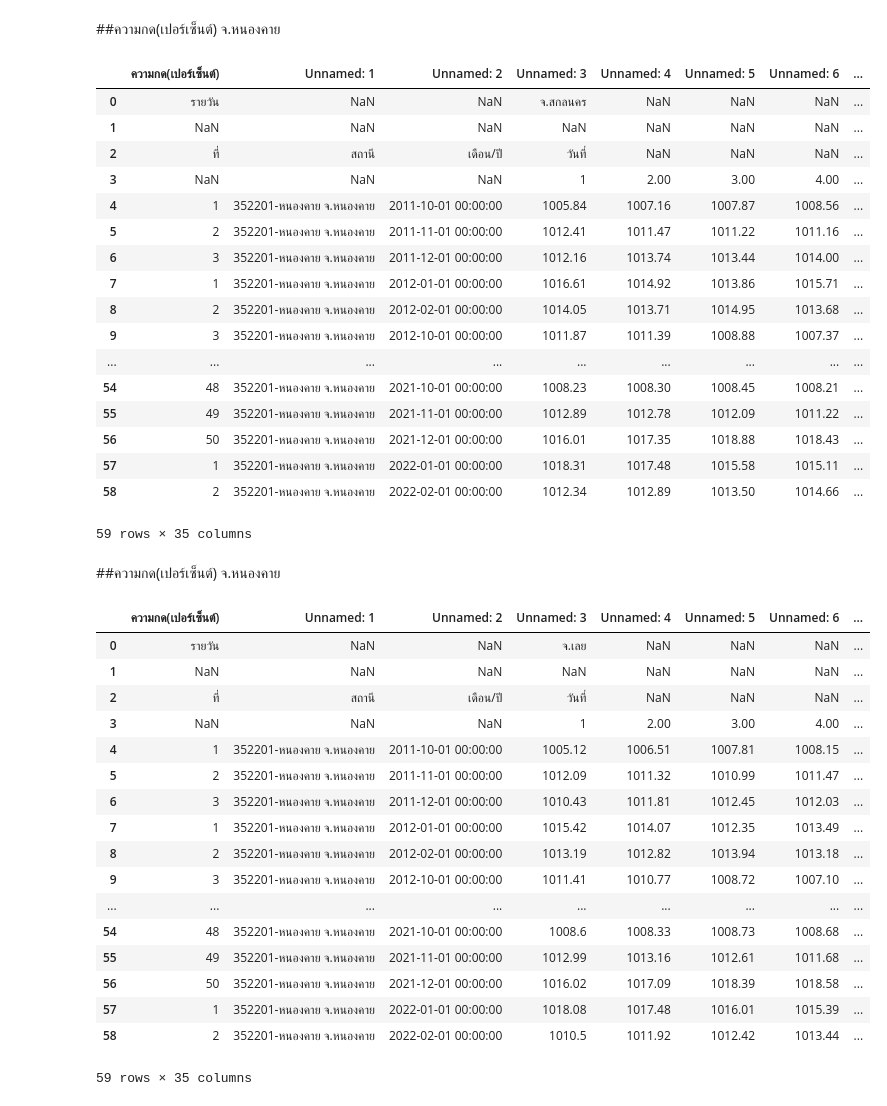
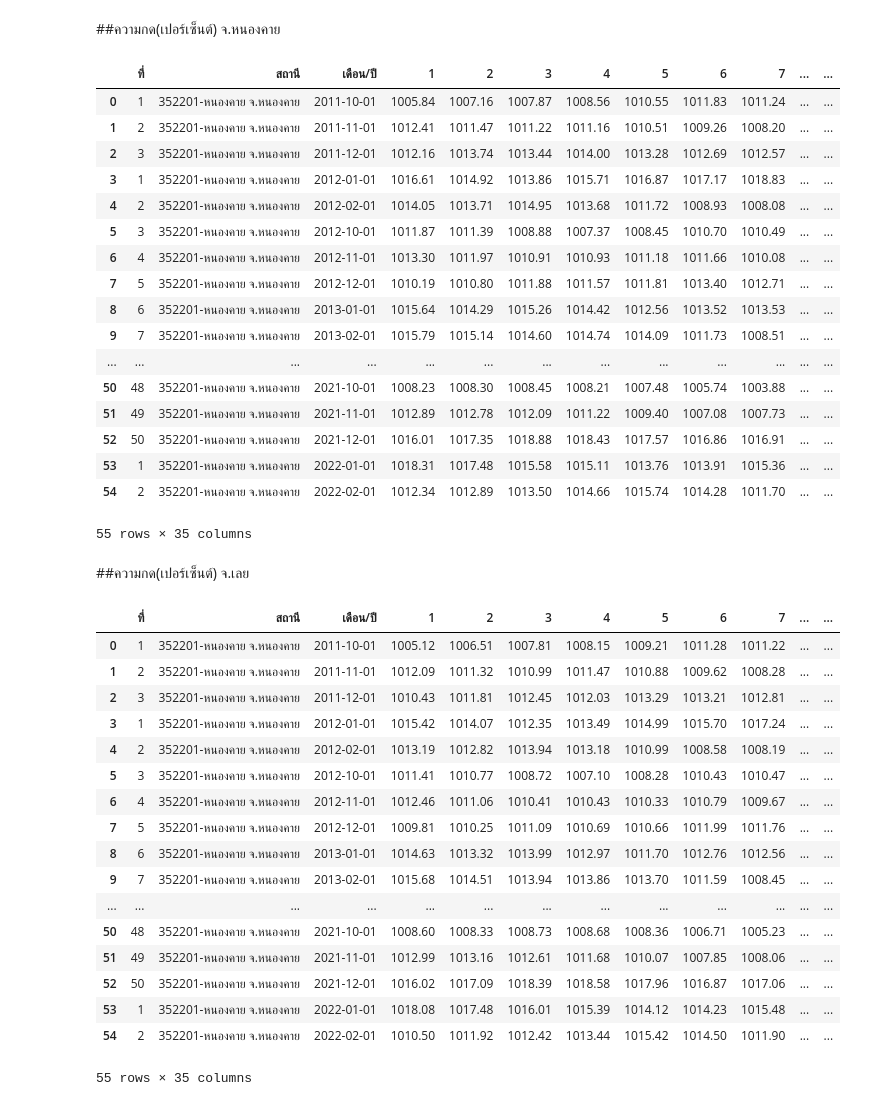
Before and after one commit to Kanchanasud/bsc_dpdm22, a Jupyter notebook: Quiz_Group_5_20_of_Midterm.ipynb, the cells around one changed output. Drawn from its saved outputs; the diff is of its cells as text; code cells hidden in the pictures.

```diff
--- a/Quiz_Group_5_20_of_Midterm.ipynb
+++ b/Quiz_Group_5_20_of_Midterm.ipynb
@@ -95,48 +95,48 @@ press_air_snk
 # %% [markdown]
 ##ความกด(เปอร์เซ็นต์) จ.หนองคาย
 # %%
-press_air_nik = pd.read_excel('/content/drive/MyDrive/bsc_DMPM_data/อุตุ/อุตุ/ความกด(เปอร์เซ็นต์)/จ.สกลนคร.xlsx')
+press_air_nik = pd.read_excel('/content/drive/MyDrive/bsc_DMPM_data/อุตุ/อุตุ/ความกด(เปอร์เซ็นต์)/จ.สกลนคร.xlsx',sheet_name='Sheet1',skiprows=4).rename(columns={'Unnamed: 0' : 'ที่', 'Unnamed: 1' : 'สถานี', 'Unnamed: 2' : 'เดือน/ปี'})
 press_air_nik
 # %% [output]
-|  | ความกด(เปอร์เซ็นต์) | Unnamed: 1 | Unnamed: 2 | Unnamed: 3 | Unnamed: 4 | Unnamed: 5 | Unnamed: 6 | ... |
-| 0 | รายวัน | NaN | NaN | จ.สกลนคร | NaN | NaN | NaN | ... |
-| 1 | NaN | NaN | NaN | NaN | NaN | NaN | NaN | ... |
-| 2 | ที่ | สถานี | เดือน/ปี | วันที่ | NaN | NaN | NaN | ... |
-| 3 | NaN | NaN | NaN | 1 | 2.00 | 3.00 | 4.00 | ... |
-| 4 | 1 | 352201-หนองคาย จ.หนองคาย | 2011-10-01 00:00:00 | 1005.84 | 1007.16 | 1007.87 | 1008.56 | ... |
-| 5 | 2 | 352201-หนองคาย จ.หนองคาย | 2011-11-01 00:00:00 | 1012.41 | 1011.47 | 1011.22 | 1011.16 | ... |
-| 6 | 3 | 352201-หนองคาย จ.หนองคาย | 2011-12-01 00:00:00 | 1012.16 | 1013.74 | 1013.44 | 1014.00 | ... |
-| 7 | 1 | 352201-หนองคาย จ.หนองคาย | 2012-01-01 00:00:00 | 1016.61 | 1014.92 | 1013.86 | 1015.71 | ... |
-| 8 | 2 | 352201-หนองคาย จ.หนองคาย | 2012-02-01 00:00:00 | 1014.05 | 1013.71 | 1014.95 | 1013.68 | ... |
-| 9 | 3 | 352201-หนองคาย จ.หนองคาย | 2012-10-01 00:00:00 | 1011.87 | 1011.39 | 1008.88 | 1007.37 | ... |
-| ... | ... | ... | ... | ... | ... | ... | ... | ... |
-| 54 | 48 | 352201-หนองคาย จ.หนองคาย | 2021-10-01 00:00:00 | 1008.23 | 1008.30 | 1008.45 | 1008.21 | ... |
-| 55 | 49 | 352201-หนองคาย จ.หนองคาย | 2021-11-01 00:00:00 | 1012.89 | 1012.78 | 1012.09 | 1011.22 | ... |
-| 56 | 50 | 352201-หนองคาย จ.หนองคาย | 2021-12-01 00:00:00 | 1016.01 | 1017.35 | 1018.88 | 1018.43 | ... |
-| 57 | 1 | 352201-หนองคาย จ.หนองคาย | 2022-01-01 00:00:00 | 1018.31 | 1017.48 | 1015.58 | 1015.11 | ... |
-| 58 | 2 | 352201-หนองคาย จ.หนองคาย | 2022-02-01 00:00:00 | 1012.34 | 1012.89 | 1013.50 | 1014.66 | ... |
+|  | ที่ | สถานี | เดือน/ปี | 1 | 2 | 3 | 4 | 5 | 6 | 7 | ... | ... |
+| 0 | 1 | 352201-หนองคาย จ.หนองคาย | 2011-10-01 | 1005.84 | 1007.16 | 1007.87 | 1008.56 | 1010.55 | 1011.83 | 1011.24 | ... | ... |
+| 1 | 2 | 352201-หนองคาย จ.หนองคาย | 2011-11-01 | 1012.41 | 1011.47 | 1011.22 | 1011.16 | 1010.51 | 1009.26 | 1008.20 | ... | ... |
+| 2 | 3 | 352201-หนองคาย จ.หนองคาย | 2011-12-01 | 1012.16 | 1013.74 | 1013.44 | 1014.00 | 1013.28 | 1012.69 | 1012.57 | ... | ... |
+| 3 | 1 | 352201-หนองคาย จ.หนองคาย | 2012-01-01 | 1016.61 | 1014.92 | 1013.86 | 1015.71 | 1016.87 | 1017.17 | 1018.83 | ... | ... |
+| 4 | 2 | 352201-หนองคาย จ.หนองคาย | 2012-02-01 | 1014.05 | 1013.71 | 1014.95 | 1013.68 | 1011.72 | 1008.93 | 1008.08 | ... | ... |
+| 5 | 3 | 352201-หนองคาย จ.หนองคาย | 2012-10-01 | 1011.87 | 1011.39 | 1008.88 | 1007.37 | 1008.45 | 1010.70 | 1010.49 | ... | ... |
+| 6 | 4 | 352201-หนองคาย จ.หนองคาย | 2012-11-01 | 1013.30 | 1011.97 | 1010.91 | 1010.93 | 1011.18 | 1011.66 | 1010.08 | ... | ... |
+| 7 | 5 | 352201-หนองคาย จ.หนองคาย | 2012-12-01 | 1010.19 | 1010.80 | 1011.88 | 1011.57 | 1011.81 | 1013.40 | 1012.71 | ... | ... |
+| 8 | 6 | 352201-หนองคาย จ.หนองคาย | 2013-01-01 | 1015.64 | 1014.29 | 1015.26 | 1014.42 | 1012.56 | 1013.52 | 1013.53 | ... | ... |
+| 9 | 7 | 352201-หนองคาย จ.หนองคาย | 2013-02-01 | 1015.79 | 1015.14 | 1014.60 | 1014.74 | 1014.09 | 1011.73 | 1008.51 | ... | ... |
+| ... | ... | ... | ... | ... | ... | ... | ... | ... | ... | ... | ... | ... |
+| 50 | 48 | 352201-หนองคาย จ.หนองคาย | 2021-10-01 | 1008.23 | 1008.30 | 1008.45 | 1008.21 | 1007.48 | 1005.74 | 1003.88 | ... | ... |
+| 51 | 49 | 352201-หนองคาย จ.หนองคาย | 2021-11-01 | 1012.89 | 1012.78 | 1012.09 | 1011.22 | 1009.40 | 1007.08 | 1007.73 | ... | ... |
+| 52 | 50 | 352201-หนองคาย จ.หนองคาย | 2021-12-01 | 1016.01 | 1017.35 | 1018.88 | 1018.43 | 1017.57 | 1016.86 | 1016.91 | ... | ... |
+| 53 | 1 | 352201-หนองคาย จ.หนองคาย | 2022-01-01 | 1018.31 | 1017.48 | 1015.58 | 1015.11 | 1013.76 | 1013.91 | 1015.36 | ... | ... |
+| 54 | 2 | 352201-หนองคาย จ.หนองคาย | 2022-02-01 | 1012.34 | 1012.89 | 1013.50 | 1014.66 | 1015.74 | 1014.28 | 1011.70 | ... | ... |
-59 rows × 35 columns
+55 rows × 35 columns
 # %% [markdown]
-##ความกด(เปอร์เซ็นต์) จ.หนองคาย
+##ความกด(เปอร์เซ็นต์) จ.เลย
 # %%
-press_air_lei = pd.read_excel('/content/drive/MyDrive/bsc_DMPM_data/อุตุ/อุตุ/ความกด(เปอร์เซ็นต์)/จ.เลย.xlsx')
+press_air_lei = pd.read_excel('/content/drive/MyDrive/bsc_DMPM_data/อุตุ/อุตุ/ความกด(เปอร์เซ็นต์)/จ.เลย.xlsx',sheet_name='Sheet1',skiprows=4).rename(columns={'Unnamed: 0' : 'ที่', 'Unnamed: 1' : 'สถานี', 'Unnamed: 2' : 'เดือน/ปี'})
 press_air_lei
 # %% [output]
-|  | ความกด(เปอร์เซ็นต์) | Unnamed: 1 | Unnamed: 2 | Unnamed: 3 | Unnamed: 4 | Unnamed: 5 | Unnamed: 6 | ... |
-| 0 | รายวัน | NaN | NaN | จ.เลย | NaN | NaN | NaN | ... |
-| 1 | NaN | NaN | NaN | NaN | NaN | NaN | NaN | ... |
-| 2 | ที่ | สถานี | เดือน/ปี | วันที่ | NaN | NaN | NaN | ... |
-| 3 | NaN | NaN | NaN | 1 | 2.00 | 3.00 | 4.00 | ... |
-| 4 | 1 | 352201-หนองคาย จ.หนองคาย | 2011-10-01 00:00:00 | 1005.12 | 1006.51 | 1007.81 | 1008.15 | ... |
-| 5 | 2 | 352201-หนองคาย จ.หนองคาย | 2011-11-01 00:00:00 | 1012.09 | 1011.32 | 1010.99 | 1011.47 | ... |
-| 6 | 3 | 352201-หนองคาย จ.หนองคาย | 2011-12-01 00:00:00 | 1010.43 | 1011.81 | 1012.45 | 1012.03 | ... |
-| 7 | 1 | 352201-หนองคาย จ.หนองคาย | 2012-01-01 00:00:00 | 1015.42 | 1014.07 | 1012.35 | 1013.49 | ... |
-| 8 | 2 | 352201-หนองคาย จ.หนองคาย | 2012-02-01 00:00:00 | 1013.19 | 1012.82 | 1013.94 | 1013.18 | ... |
-| 9 | 3 | 352201-หนองคาย จ.หนองคาย | 2012-10-01 00:00:00 | 1011.41 | 1010.77 | 1008.72 | 1007.10 | ... |
-| ... | ... | ... | ... | ... | ... | ... | ... | ... |
-| 54 | 48 | 352201-หนองคาย จ.หนองคาย | 2021-10-01 00:00:00 | 1008.6 | 1008.33 | 1008.73 | 1008.68 | ... |
-| 55 | 49 | 352201-หนองคาย จ.หนองคาย | 2021-11-01 00:00:00 | 1012.99 | 1013.16 | 1012.61 | 1011.68 | ... |
-| 56 | 50 | 352201-หนองคาย จ.หนองคาย | 2021-12-01 00:00:00 | 1016.02 | 1017.09 | 1018.39 | 1018.58 | ... |
-| 57 | 1 | 352201-หนองคาย จ.หนองคาย | 2022-01-01 00:00:00 | 1018.08 | 1017.48 | 1016.01 | 1015.39 | ... |
-| 58 | 2 | 352201-หนองคาย จ.หนองคาย | 2022-02-01 00:00:00 | 1010.5 | 1011.92 | 1012.42 | 1013.44 | ... |
+|  | ที่ | สถานี | เดือน/ปี | 1 | 2 | 3 | 4 | 5 | 6 | 7 | ... | ... |
+| 0 | 1 | 352201-หนองคาย จ.หนองคาย | 2011-10-01 | 1005.12 | 1006.51 | 1007.81 | 1008.15 | 1009.21 | 1011.28 | 1011.22 | ... | ... |
+| 1 | 2 | 352201-หนองคาย จ.หนองคาย | 2011-11-01 | 1012.09 | 1011.32 | 1010.99 | 1011.47 | 1010.88 | 1009.62 | 1008.28 | ... | ... |
+| 2 | 3 | 352201-หนองคาย จ.หนองคาย | 2011-12-01 | 1010.43 | 1011.81 | 1012.45 | 1012.03 | 1013.29 | 1013.21 | 1012.81 | ... | ... |
+| 3 | 1 | 352201-หนองคาย จ.หนองคาย | 2012-01-01 | 1015.42 | 1014.07 | 1012.35 | 1013.49 | 1014.99 | 1015.70 | 1017.24 | ... | ... |
+| 4 | 2 | 352201-หนองคาย จ.หนองคาย | 2012-02-01 | 1013.19 | 1012.82 | 1013.94 | 1013.18 | 1010.99 | 1008.58 | 1008.19 | ... | ... |
+| 5 | 3 | 352201-หนองคาย จ.หนองคาย | 2012-10-01 | 1011.41 | 1010.77 | 1008.72 | 1007.10 | 1008.28 | 1010.43 | 1010.47 | ... | ... |
+| 6 | 4 | 352201-หนองคาย จ.หนองคาย | 2012-11-01 | 1012.46 | 1011.06 | 1010.41 | 1010.43 | 1010.33 | 1010.79 | 1009.67 | ... | ... |
+| 7 | 5 | 352201-หนองคาย จ.หนองคาย | 2012-12-01 | 1009.81 | 1010.25 | 1011.09 | 1010.69 | 1010.66 | 1011.99 | 1011.76 | ... | ... |
+| 8 | 6 | 352201-หนองคาย จ.หนองคาย | 2013-01-01 | 1014.63 | 1013.32 | 1013.99 | 1012.97 | 1011.70 | 1012.76 | 1012.56 | ... | ... |
+| 9 | 7 | 352201-หนองคาย จ.หนองคาย | 2013-02-01 | 1015.68 | 1014.51 | 1013.94 | 1013.86 | 1013.70 | 1011.59 | 1008.45 | ... | ... |
+| ... | ... | ... | ... | ... | ... | ... | ... | ... | ... | ... | ... | ... |
+| 50 | 48 | 352201-หนองคาย จ.หนองคาย | 2021-10-01 | 1008.60 | 1008.33 | 1008.73 | 1008.68 | 1008.36 | 1006.71 | 1005.23 | ... | ... |
+| 51 | 49 | 352201-หนองคาย จ.หนองคาย | 2021-11-01 | 1012.99 | 1013.16 | 1012.61 | 1011.68 | 1010.07 | 1007.85 | 1008.06 | ... | ... |
+| 52 | 50 | 352201-หนองคาย จ.หนองคาย | 2021-12-01 | 1016.02 | 1017.09 | 1018.39 | 1018.58 | 1017.96 | 1016.87 | 1017.06 | ... | ... |
+| 53 | 1 | 352201-หนองคาย จ.หนองคาย | 2022-01-01 | 1018.08 | 1017.48 | 1016.01 | 1015.39 | 1014.12 | 1014.23 | 1015.48 | ... | ... |
+| 54 | 2 | 352201-หนองคาย จ.หนองคาย | 2022-02-01 | 1010.50 | 1011.92 | 1012.42 | 1013.44 | 1015.42 | 1014.50 | 1011.90 | ... | ... |
-59 rows × 35 columns
+55 rows × 35 columns
```
Also changed, not shown: parts of 28 cells of this notebook.
